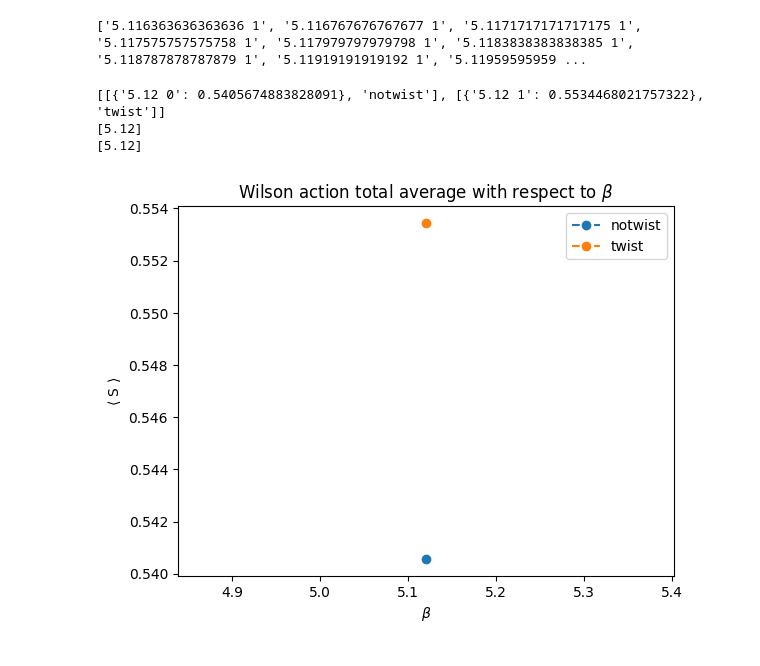
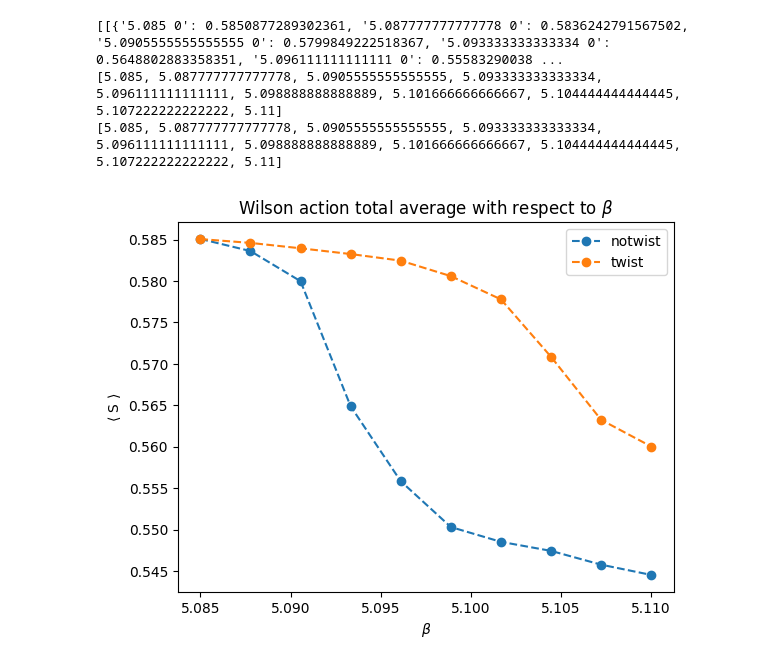
Before and after one commit to Haaaaron/SUN_twist_python_analysis, a Jupyter notebook: SUN_wilson_action.ipynb, the cells around one changed output. Drawn from its saved outputs; the diff is of its cells as text; code cells hidden in the pictures.

```diff
--- a/SUN_wilson_action.ipynb
+++ b/SUN_wilson_action.ipynb
@@ -20,19 +14,7 @@ except:
-# %%
-keys = [key for key in plaquette_data_twist]
-keys = keys[-10:-1]
-print(keys)
-subset_data_twist = {}
-try:
-    for key in keys:
-        subset_data_twist[key] = plaquette_data_twist[key]
-except:
-    subset_data_twist[keys] = plaquette_data_twist[keys]
-# %% [output]
-['5.116363636363636 1', '5.116767676767677 1', '5.1171717171717175 1', '5.117575757575758 1', '5.117979797979798 1', '5.1183838383838385 1', '5.118787878787879 1', '5.11919191919192 1', '5.11959595959 ...
 # %%
-wilson_action.create_average_action_figure(subset_data_notwist,"notwist",subset_data_twist,"twist")
+wilson_action.create_average_action_figure(plaquette_data_notwist,"notwist",plaquette_data_twist,"twist")
 # %% [output]
-[[{'5.12 0': 0.5405674883828091}, 'notwist'], [{'5.12 1': 0.5534468021757322}, 'twist']]
-[5.12]
-[5.12]
+[[{'5.085 0': 0.5850877289302361, '5.087777777777778 0': 0.5836242791567502, '5.0905555555555555 0': 0.5799849222518367, '5.093333333333334 0': 0.5648802883358351, '5.096111111111111 0': 0.55583290038 ...
+[5.085, 5.087777777777778, 5.0905555555555555, 5.093333333333334, 5.096111111111111, 5.098888888888889, 5.101666666666667, 5.104444444444445, 5.107222222222222, 5.11]
+[5.085, 5.087777777777778, 5.0905555555555555, 5.093333333333334, 5.096111111111111, 5.098888888888889, 5.101666666666667, 5.104444444444445, 5.107222222222222, 5.11]
-[figure, old version]
+[figure, new version]
```
Also changed, not shown: parts of 6 cells of this notebook, 7 other files.
